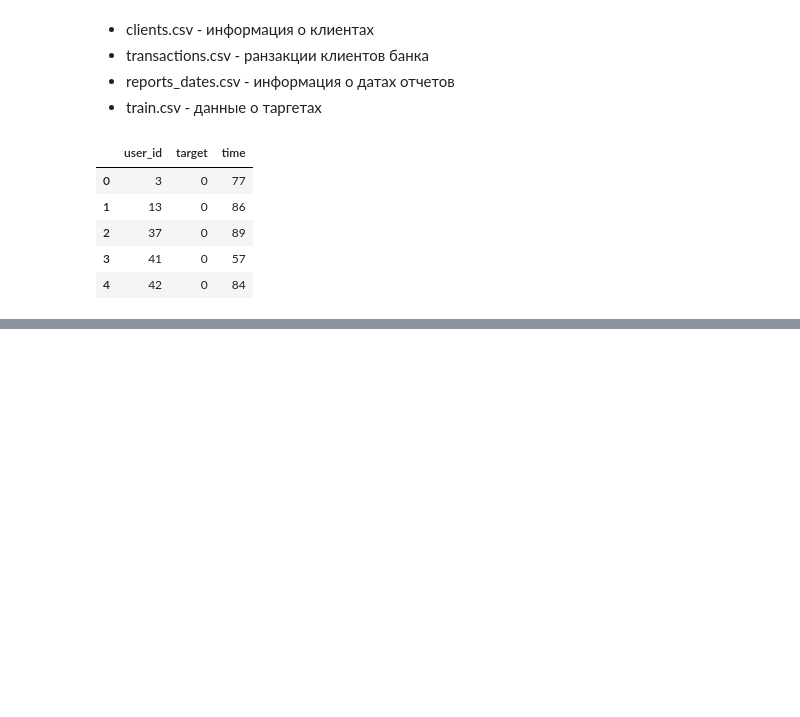
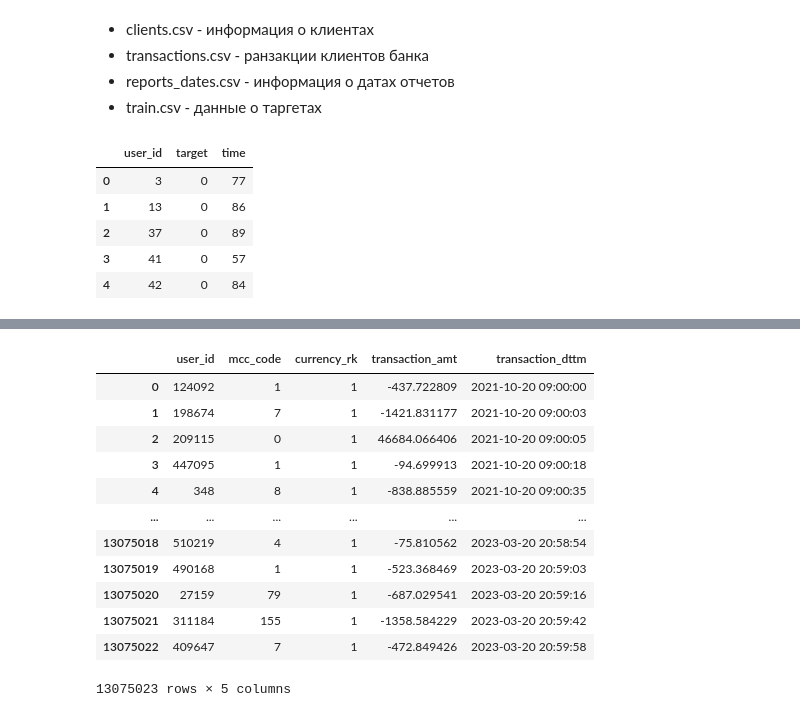
Before and after one commit to krell11/customer_churn_prediction, a Jupyter notebook: notebooks/churn_prediction.ipynb, the cells around one changed output, grey strips where cells are left out. Saved outputs shown, nothing was run; the diff lists cells and outputs as text; code cells hidden in the pictures; blank space fills up the shorter version.

```diff
--- a/notebooks/churn_prediction.ipynb
+++ b/notebooks/churn_prediction.ipynb
@@ -51,0 +58,16 @@ transaction.head()
+# %%
+transactions
+# %% [output]
+|  | user_id | mcc_code | currency_rk | transaction_amt | transaction_dttm |
+| 0 | 124092 | 1 | 1 | -437.722809 | 2021-10-20 09:00:00 |
+| 1 | 198674 | 7 | 1 | -1421.831177 | 2021-10-20 09:00:03 |
+| 2 | 209115 | 0 | 1 | 46684.066406 | 2021-10-20 09:00:05 |
+| 3 | 447095 | 1 | 1 | -94.699913 | 2021-10-20 09:00:18 |
+| 4 | 348 | 8 | 1 | -838.885559 | 2021-10-20 09:00:35 |
+| ... | ... | ... | ... | ... | ... |
+| 13075018 | 510219 | 4 | 1 | -75.810562 | 2023-03-20 20:58:54 |
+| 13075019 | 490168 | 1 | 1 | -523.368469 | 2023-03-20 20:59:03 |
+| 13075020 | 27159 | 79 | 1 | -687.029541 | 2023-03-20 20:59:16 |
+| 13075021 | 311184 | 155 | 1 | -1358.584229 | 2023-03-20 20:59:42 |
+| 13075022 | 409647 | 7 | 1 | -472.849426 | 2023-03-20 20:59:58 |
+13075023 rows × 5 columns
```
Also changed, not shown: parts of 20 cells of this notebook, 1 other file.
